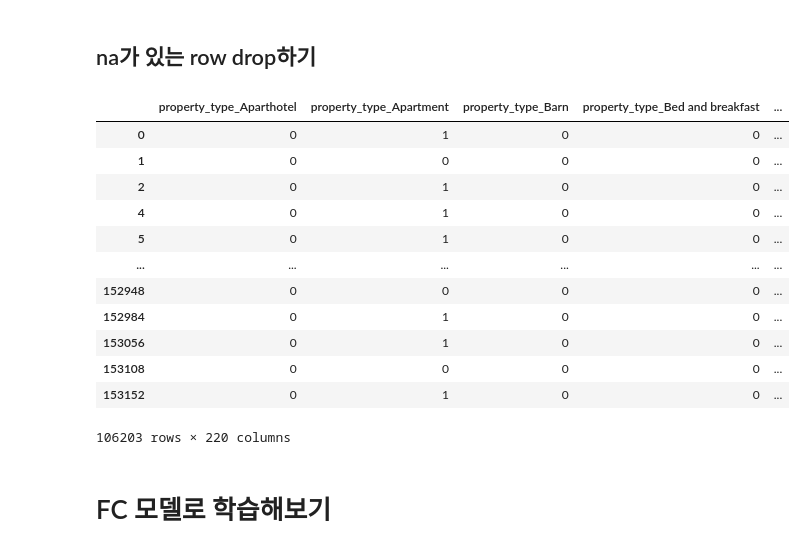
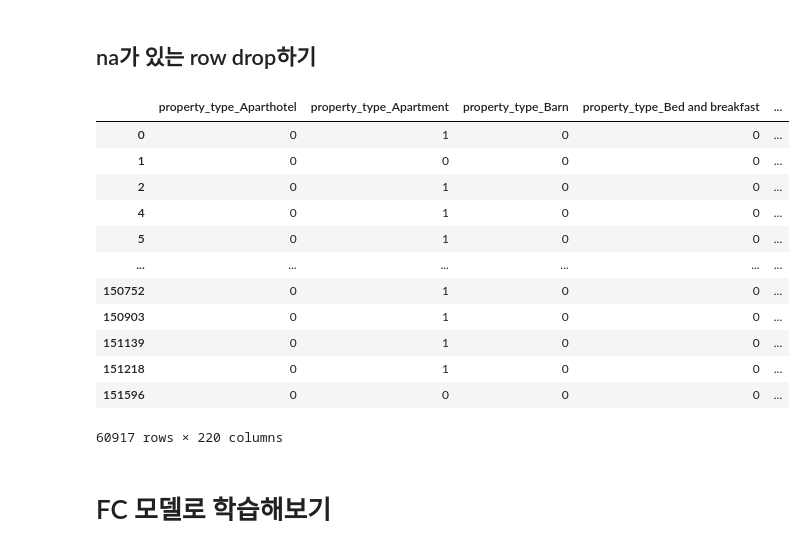
Before and after one commit to whitw/CAUBigdata, a Jupyter notebook: run.ipynb, the cells around one changed output. Drawn from its saved outputs; the diff is of its cells as text; code cells hidden in the pictures.

```diff
--- a/run.ipynb
+++ b/run.ipynb
@@ -715,27 +715,28 @@ data_use[tf_columns]
 # %%
 data_use = data_use.dropna()
 data_use = data_use.drop_duplicates()
 data_use = data_use[data_use['price'] != 0]
 try:
     data_use = data_use.drop(['translation missing: en.hosting_amenity_49', 'translation missing: en.hosting_amenity_50'], axis=1)
 except KeyError:
     pass
 data_use_with_review = data_use.dropna(subset=['review_scores_rating'])
+data_use_with_review = data_use_with_review[data_use_with_review['number_of_reviews'] >= 10]
 data_use_with_review
 # %% [output]
 |  | property_type_Aparthotel | property_type_Apartment | property_type_Barn | property_type_Bed and breakfast | ... |
 | 0 | 0 | 1 | 0 | 0 | ... |
 | 1 | 0 | 0 | 0 | 0 | ... |
 | 2 | 0 | 1 | 0 | 0 | ... |
 | 4 | 0 | 1 | 0 | 0 | ... |
 | 5 | 0 | 1 | 0 | 0 | ... |
 | ... | ... | ... | ... | ... | ... |
-| 152948 | 0 | 0 | 0 | 0 | ... |
-| 152984 | 0 | 1 | 0 | 0 | ... |
-| 153056 | 0 | 1 | 0 | 0 | ... |
-| 153108 | 0 | 0 | 0 | 0 | ... |
-| 153152 | 0 | 1 | 0 | 0 | ... |
+| 150752 | 0 | 1 | 0 | 0 | ... |
+| 150903 | 0 | 1 | 0 | 0 | ... |
+| 151139 | 0 | 1 | 0 | 0 | ... |
+| 151218 | 0 | 1 | 0 | 0 | ... |
+| 151596 | 0 | 0 | 0 | 0 | ... |
-106203 rows × 220 columns
+60917 rows × 220 columns
 # %% [markdown]
 # FC 모델로 학습해보기
 # %%
```
Also changed, not shown: parts of 10 cells of this notebook.
